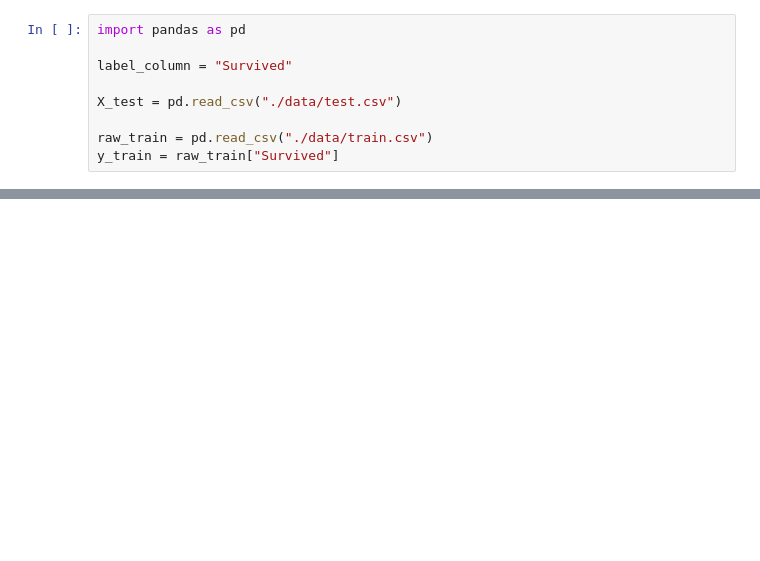
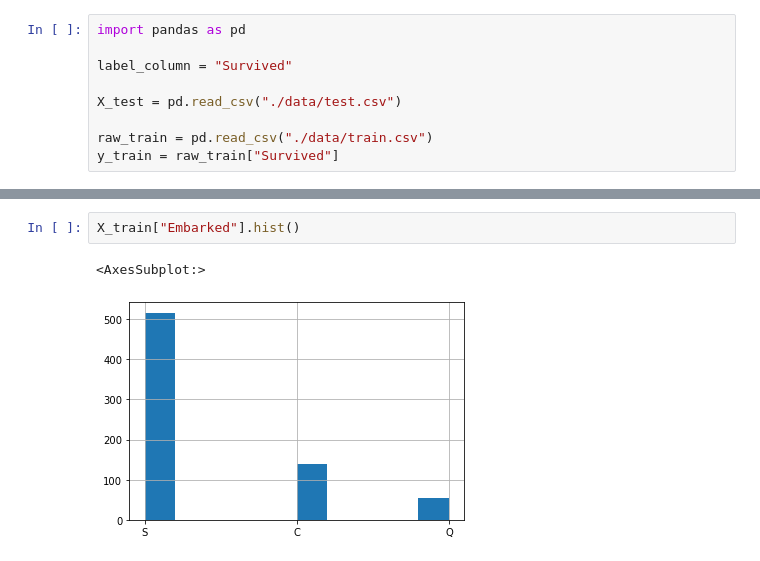
Before and after one commit to Carmine311/Hands_onML, a Jupyter notebook: Titanic/titanic.ipynb, the cells around one changed output, grey strips where cells are left out. Cells and saved outputs as stored; diff of their text form; blank space fills up the shorter version.

```diff
--- a/Titanic/titanic.ipynb
+++ b/Titanic/titanic.ipynb
@@ -53,0 +99,5 @@ Name: Survived, dtype: float64
+# %%
+X_train["Embarked"].hist()
+# %% [output]
+<AxesSubplot:>
+[figure, added]
```
Also changed, not shown: parts of 42 cells of this notebook, 2 other files.
